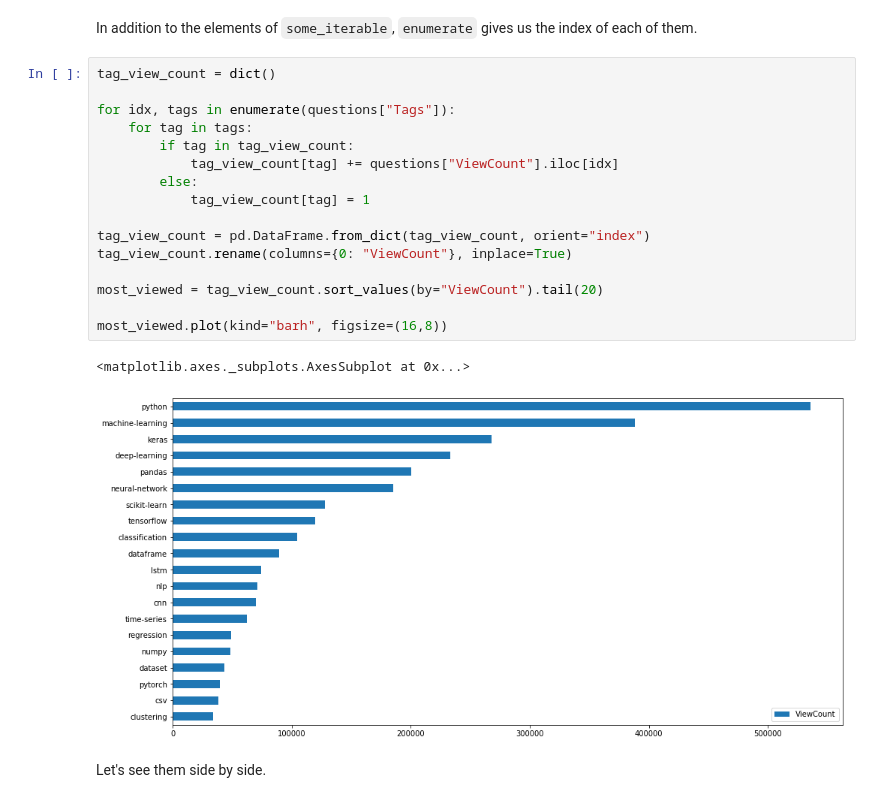
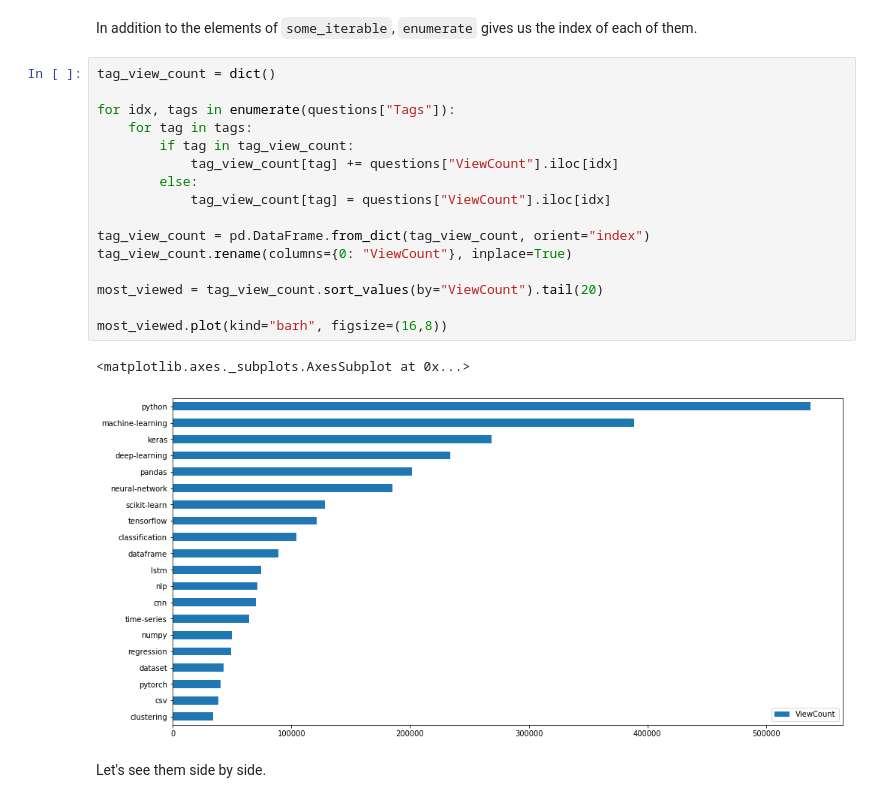
Before and after one commit to dataquestio/solutions, a Jupyter notebook: Mission469Solutions.ipynb, the cells around one changed output. Cells and saved outputs as stored; diff of their text form.

Commit message:
Fix https://community.dataquest.io/t/guided-project-popular-data-science-questions-solution-error/416201?u=bruno

```diff
--- a/Mission469Solutions.ipynb
+++ b/Mission469Solutions.ipynb
@@ -381,22 +383,22 @@ In addition to the elements of `some_iterable`, `enumerate` gives us the index o
 # %%
 tag_view_count = dict()
 
 for idx, tags in enumerate(questions["Tags"]):
     for tag in tags:
         if tag in tag_view_count:
             tag_view_count[tag] += questions["ViewCount"].iloc[idx]
         else:
-            tag_view_count[tag] = 1
+            tag_view_count[tag] = questions["ViewCount"].iloc[idx]
 
 tag_view_count = pd.DataFrame.from_dict(tag_view_count, orient="index")
 tag_view_count.rename(columns={0: "ViewCount"}, inplace=True)
 
 most_viewed = tag_view_count.sort_values(by="ViewCount").tail(20)
 
 most_viewed.plot(kind="barh", figsize=(16,8))
 # %% [output]
 <matplotlib.axes._subplots.AxesSubplot at 0x...>
-[figure, old version]
+[figure, new version]
 # %% [markdown]
 Let's see them side by side.
 # %%
```
Also changed, not shown: parts of 6 cells of this notebook.
